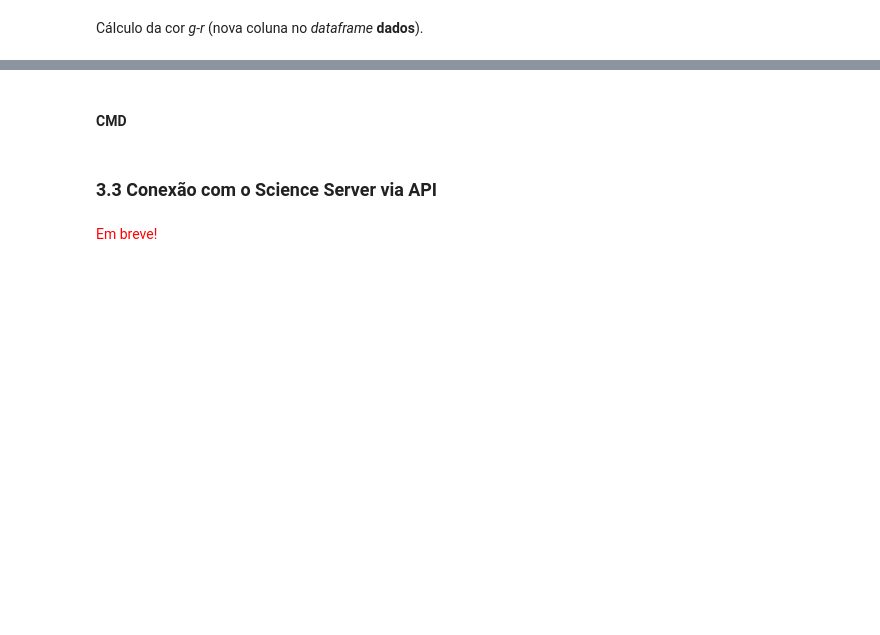
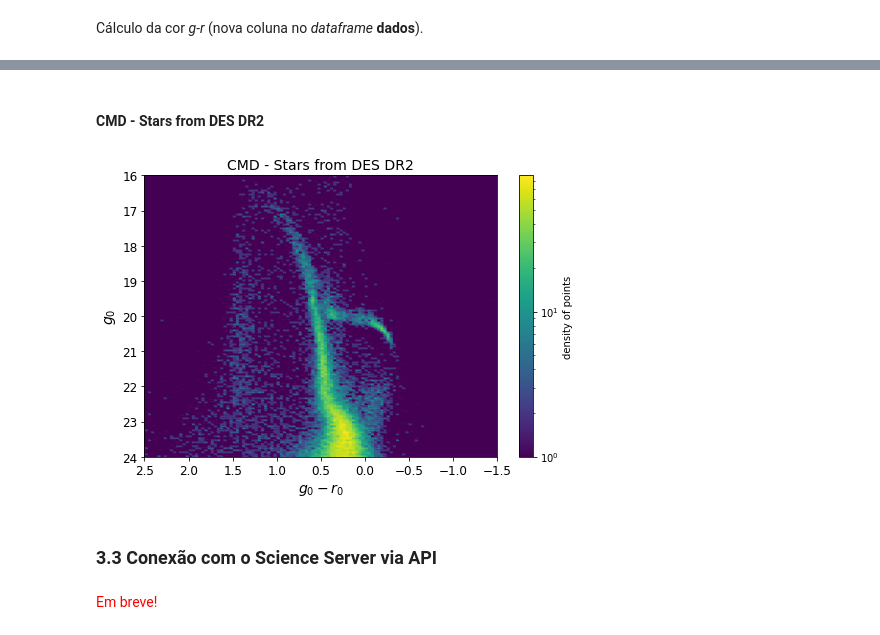
Before and after one commit to linea-it/jupyterhub-tutorial, a Jupyter notebook: primeiros_passos.ipynb, the cells around one changed output, grey strips where cells are left out. Saved outputs shown, nothing was run; the diff lists cells and outputs as text; code cells hidden in the pictures; blank space fills up the shorter version.

```diff
--- a/primeiros_passos.ipynb
+++ b/primeiros_passos.ipynb
@@ -533,0 +791,2 @@ dados["gmr"] = dados.mag_g - dados.mag_r
+# %%
+dados.query("flags_g < 4  & mag_g != 99. & mag_r != 99. & mag_i != 99. ", inplace=True)
@@ -536,17 +820,19 @@ dados.describe()
 # %% [markdown]
-#### CMD
+#### CMD - Stars from DES DR2
 # %%
-#plt.figure(figsize=[8,6])
+plt.figure(figsize=[7,5])
 plt.title("CMD - Stars from DES DR2", fontsize=14)
-plt.hexbin(dados.gmr, dados.mag_r, gridsize=200, bins='log')
+plt.hexbin(dados.gmr, dados.mag_r, gridsize=500, bins='log')
 plt.xlabel("$g_{0} - r_{0}$", fontsize=14)
 plt.ylabel("$g_{0}$", fontsize=14)
 plt.colorbar(label="density of points")
 plt.xticks(fontsize=12)
 plt.yticks(fontsize=12)
-plt.xlim(2.,-1.)
-plt.ylim(24,17)
+plt.xlim(2.5,-1.5)
+plt.ylim(24,16)
 plt.tight_layout()
+# %% [output]
+[figure, added]
 # %% [markdown]
 ### 3.3 Conexão com o Science Server via API
 # %% [markdown]
```
Also changed, not shown: parts of 63 cells of this notebook.
